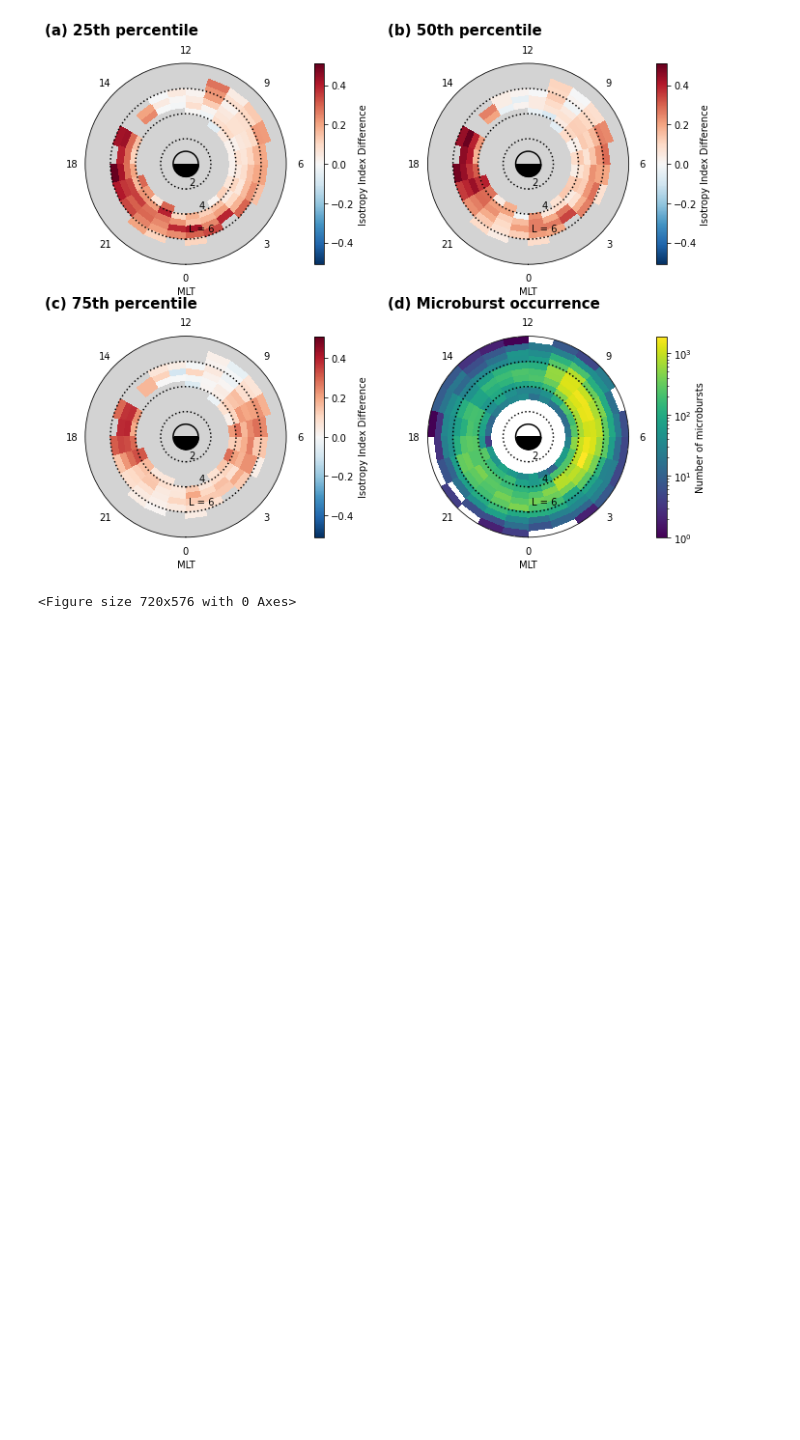
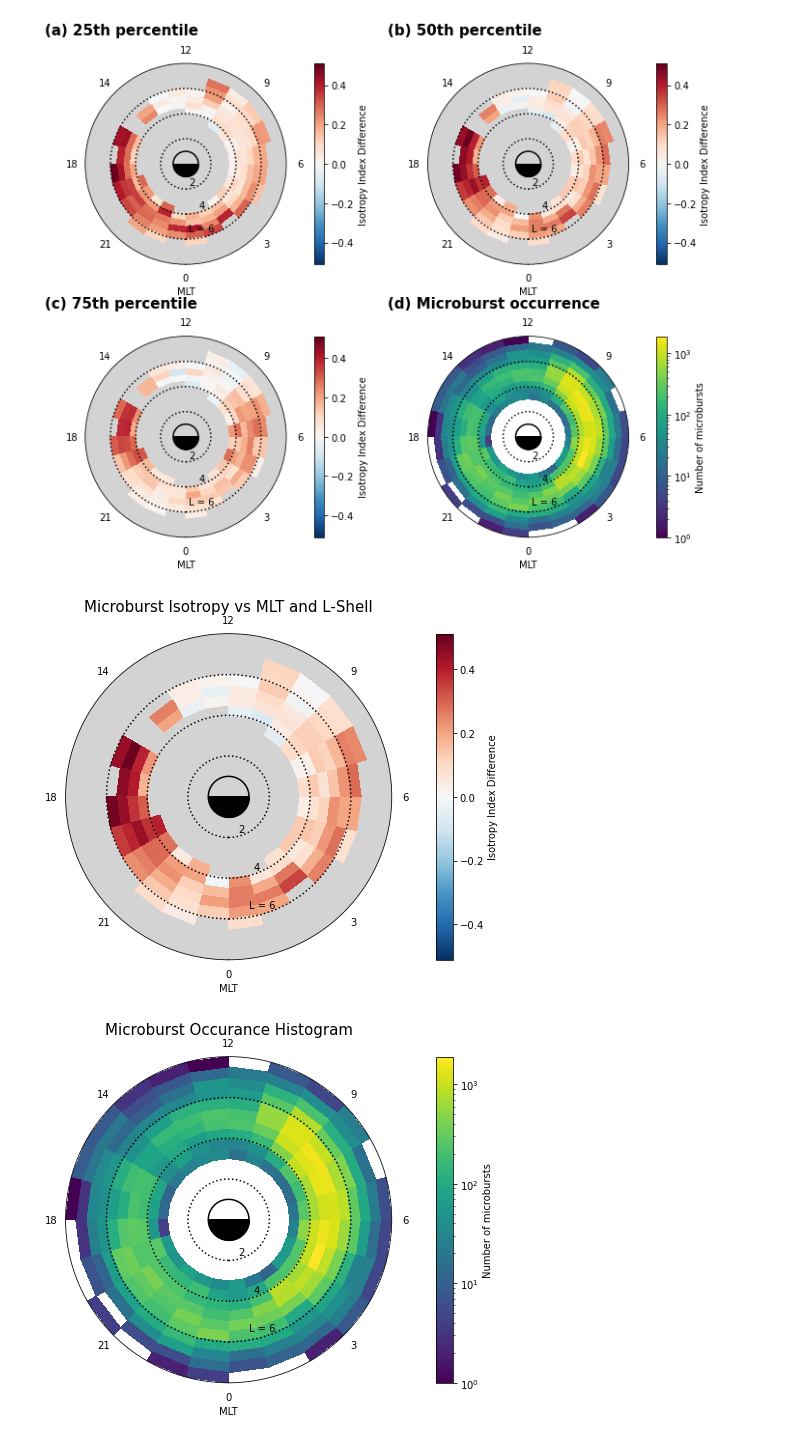
Before and after one commit to conradmr98/lasp-microburst-research, a Jupyter notebook: sampexlib/SAMPEX/iso_vs_MLT-LShell_dial_plots.ipynb, the cells around one changed output. Cells and saved outputs as stored; diff of their text form; code cells hidden in the pictures; blank space fills up the shorter version.

```diff
--- a/sampexlib/SAMPEX/iso_vs_MLT-LShell_dial_plots.ipynb
+++ b/sampexlib/SAMPEX/iso_vs_MLT-LShell_dial_plots.ipynb
@@ -286,8 +286,34 @@ plt.tight_layout()
 plt.show()
 # %% [output]
 [figure]
-# %%
-# generate plots for report
-fig = plt.figure(figsize=(10, 8))
-# %% [output]
-<Figure size 720x576 with 0 Axes>
+# %%
+cmap = 'RdBu_r'
+
+# generate plots for report
+fig = plt.figure(figsize=(8, 6))
+ax = plt.subplot(1, 1, 1, projection='polar')
+ax.set_facecolor('lightgrey') ## EDIT ##
+
+plt.title(f'Microburst Isotropy vs MLT and L-Shell', fontsize = 15)
+
+d = Dial(ax, MLT_bins, L_bins, H_isoavgs_diff[:, :, 1])
+d.draw_dial(L_labels=L_labels,
+            mesh_kwargs={'cmap':cmap, 'vmin': -np.nanmax(H_isoavgs_diff), 'vmax': np.nanmax(H_isoavgs_diff)},
+            colorbar_kwargs={'label':f'Isotropy Index Difference', 'pad':0.1})
+
+
+cmap = 'viridis'
+
+# generate plots for report
+fig = plt.figure(figsize=(8, 6))
+ax = plt.subplot(1, 1, 1, projection='polar')
+
+plt.title(f'Microburst Occurance Histogram', fontsize = 15)
+
+d4 = Dial(ax, MLT_bins, L_bins, H_LvMLT_MB)
+d4.draw_dial(L_labels=L_labels,
+            mesh_kwargs={'norm':matplotlib.colors.LogNorm(), 'cmap':cmap},
+            colorbar_kwargs={'label':'Number of microbursts', 'pad':0.1})
+# %% [output]
+[figure, added]
+[figure, added]
```
Also changed, not shown: parts of 2 cells of this notebook, 5 other files.
